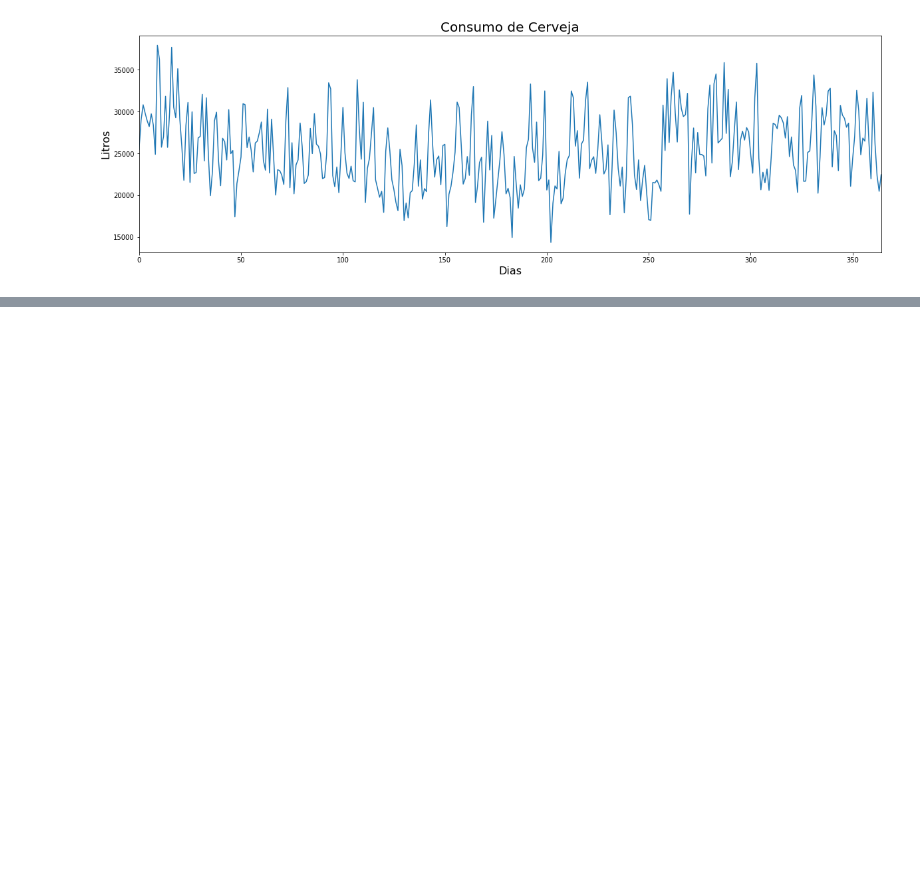
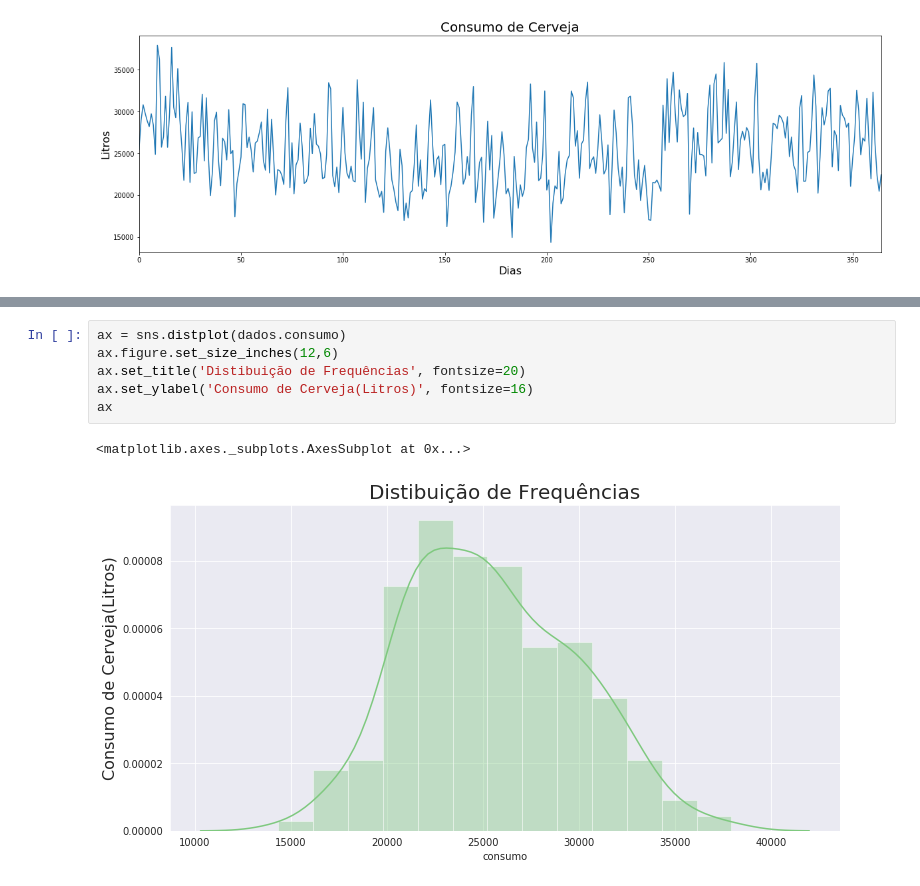
Before and after one commit to ramonfsk/machineLearning, a Jupyter notebook: regressaoLinear.ipynb, the cells around one changed output, grey strips where cells are left out. Cells and saved outputs as stored; diff of their text form; blank space fills up the shorter version.

```diff
--- a/regressaoLinear.ipynb
+++ b/regressaoLinear.ipynb
@@ -56,0 +60,9 @@ ax
+# %%
+ax = sns.distplot(dados.consumo)
+ax.figure.set_size_inches(12,6)
+ax.set_title('Distibuição de Frequências', fontsize=20)
+ax.set_ylabel('Consumo de Cerveja(Litros)', fontsize=16)
+ax
+# %% [output]
+<matplotlib.axes._subplots.AxesSubplot at 0x...>
+[figure, added]
```
Also changed, not shown: parts of 11 cells of this notebook.
